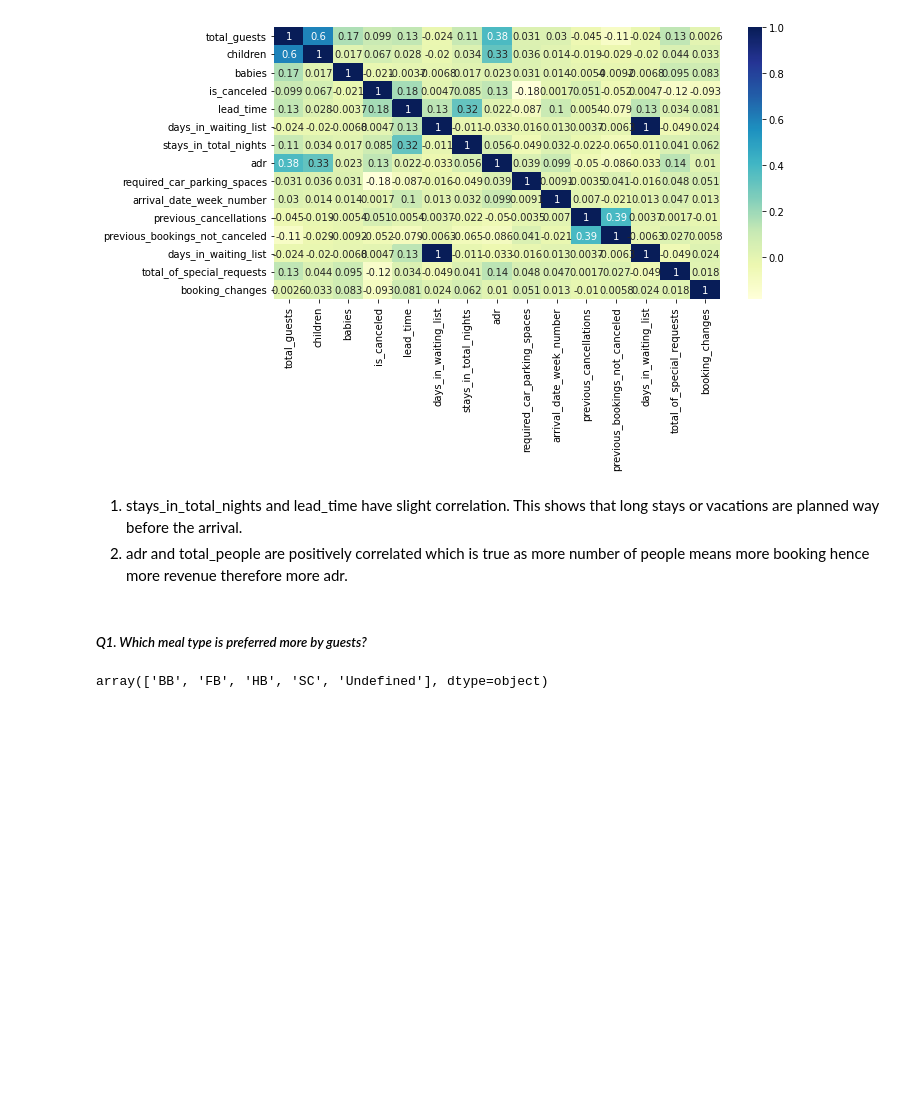
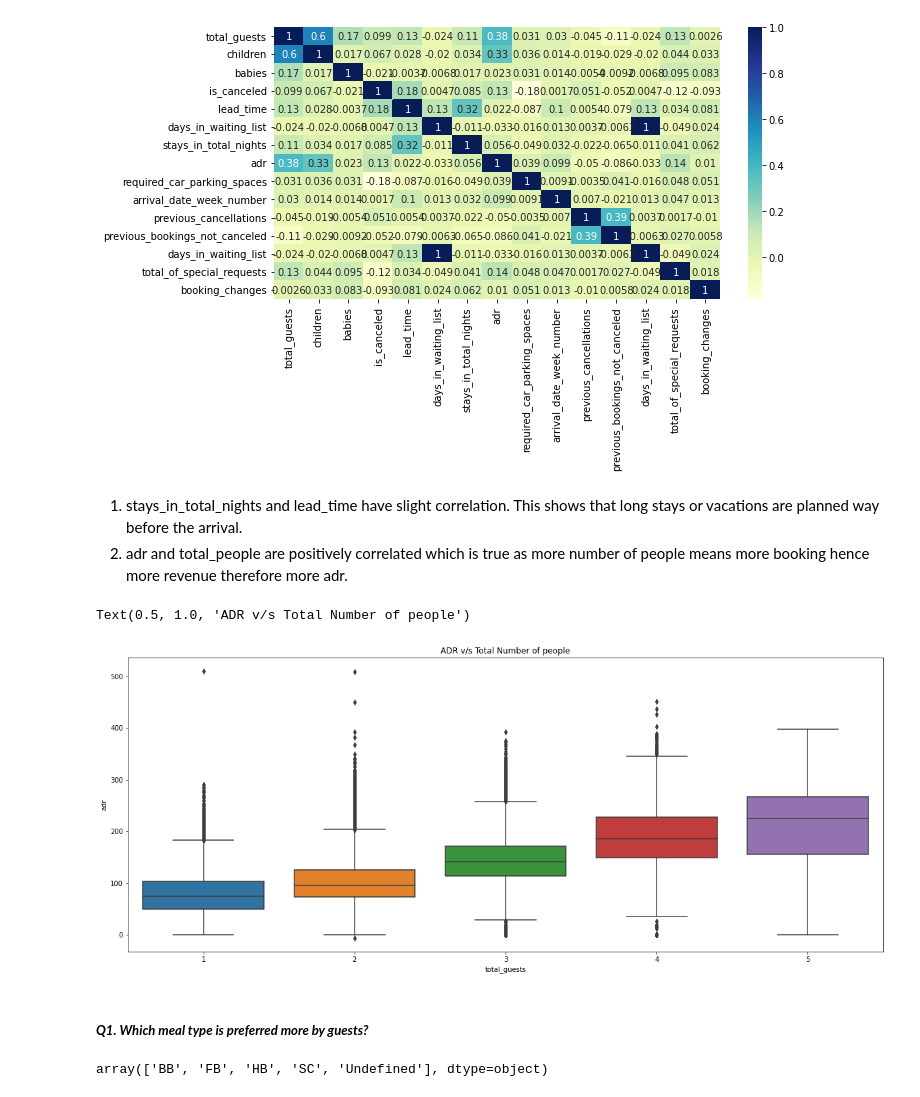
Before and after one commit to SinghUjjwal9/Hotel-Booking-Analysis-EDA, a Jupyter notebook: HotelBookingAnalysisEDA(Ujjwal_Ajit_Singh,_Cohort_Hudson).ipynb, the cells around one changed output. Cells and saved outputs as stored; diff of their text form; code cells hidden in the pictures; blank space fills up the shorter version.

```diff
--- a/HotelBookingAnalysisEDA(Ujjwal_Ajit_Singh,_Cohort_Hudson).ipynb
+++ b/HotelBookingAnalysisEDA(Ujjwal_Ajit_Singh,_Cohort_Hudson).ipynb
@@ -455,8 +459,19 @@ sns.heatmap(correlation.corr(), cmap="YlGnBu", annot=True)
 
 1.   stays_in_total_nights and lead_time have slight correlation. This shows that long stays or vacations are planned way before the arrival.
 2.   adr and total_people are positively correlated which is true as more number of people means more booking hence more revenue therefore more adr.
+# %%
+plt.figure(figsize=(20,8))
+df2=df_hba1[(df_hba1["total_guests"] > 0) & (df_hba1['total_guests'] < 6) & (df_hba1["adr"] < 5000)]
+
+sns.boxplot(x=df2['total_guests'],y=df2['adr'])
+
+# set lables
+plt.title('ADR v/s Total Number of people')
+# %% [output]
+Text(0.5, 1.0, 'ADR v/s Total Number of people')
+[figure, added]
 # %% [markdown]
-##### <i> Q1. Which meal type is preferred more by guests?
+##### <i> <b> Q1. Which meal type is preferred more by guests?
 # %%
 df_hba1["meal"].unique()
 # %% [output]
```
Also changed, not shown: parts of 66 cells of this notebook.
